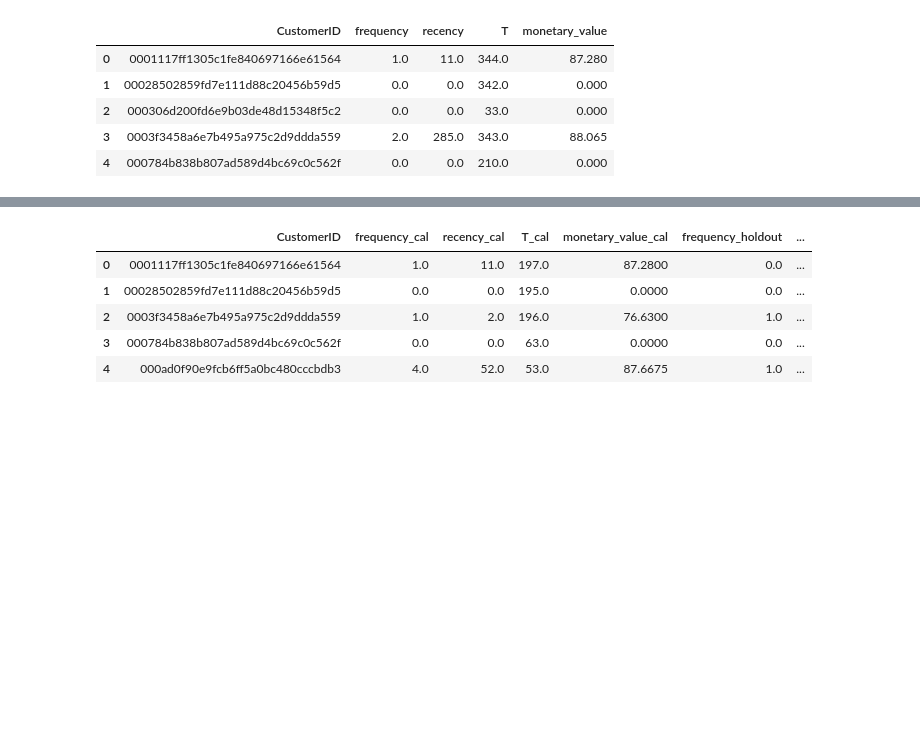
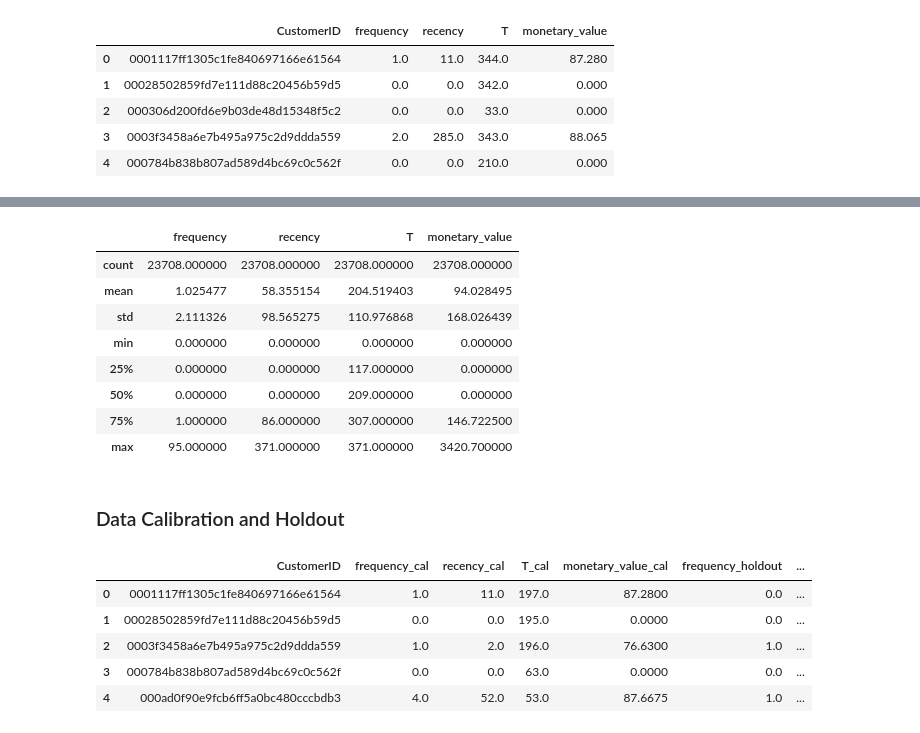
Before and after one commit to justingee193/Data-Science-Projects, a Jupyter notebook: customer-lifetime-value.ipynb, the cells around one changed output, grey strips where cells are left out. Cells and saved outputs as stored; diff of their text form; code cells hidden in the pictures; blank space fills up the shorter version.

```diff
--- a/customer-lifetime-value.ipynb
+++ b/customer-lifetime-value.ipynb
@@ -5,4 +11,4 @@ import numpy as np
 import pandas as pd
 import matplotlib.pyplot as plt
 # %%
-df = pd.read_csv("customer-data.csv")
+df = pd.read_csv("data/customer-data.csv")
@@ -58,3 +67,17 @@ summary.head()
+# %%
+summary.describe()
+# %% [output]
+|  | frequency | recency | T | monetary_value |
+| count | 23708.000000 | 23708.000000 | 23708.000000 | 23708.000000 |
+| mean | 1.025477 | 58.355154 | 204.519403 | 94.028495 |
+| std | 2.111326 | 98.565275 | 110.976868 | 168.026439 |
+| min | 0.000000 | 0.000000 | 0.000000 | 0.000000 |
+| 25% | 0.000000 | 0.000000 | 117.000000 | 0.000000 |
+| 50% | 0.000000 | 0.000000 | 209.000000 | 0.000000 |
+| 75% | 1.000000 | 86.000000 | 307.000000 | 146.722500 |
+| max | 95.000000 | 371.000000 | 371.000000 | 3420.700000 |
+# %% [markdown]
+### Data Calibration and Holdout
 # %%
 from lifetimes.utils import calibration_and_holdout_data
 
```
Also changed, not shown: parts of 26 cells of this notebook.
